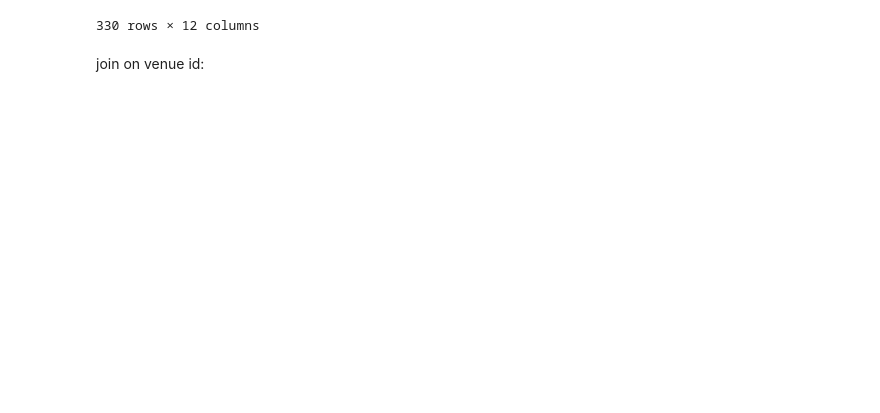
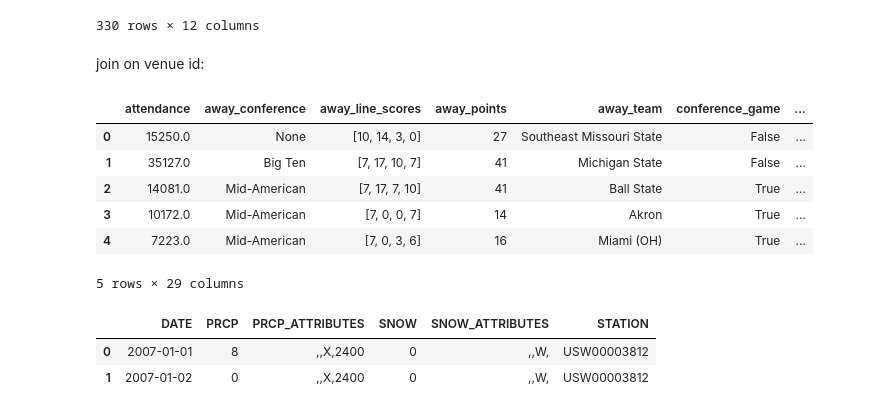
Before and after one commit to TaraWilson17/data512, a Jupyter notebook: final_project/data_collection.ipynb, the cells around one changed output. Cells and saved outputs as stored; diff of their text form; code cells hidden in the pictures; blank space fills up the shorter version.

Commit message:
Adds start to weather endpoint query

```diff
--- a/final_project/data_collection.ipynb
+++ b/final_project/data_collection.ipynb
@@ -115,3 +115,17 @@ venues
 330 rows × 12 columns
 # %% [markdown]
 join on venue id:
+# %%
+venues = venues.rename(columns={"id": "venue_id"})
+# %%
+game_and_venue_data = pd.merge(all_games, venues, on="venue_id")
+# %%
+game_and_venue_data.head()
+# %% [output]
+|  | attendance | away_conference | away_line_scores | away_points | away_team | conference_game | ... |
+| 0 | 15250.0 | None | [10, 14, 3, 0] | 27 | Southeast Missouri State | False | ... |
+| 1 | 35127.0 | Big Ten | [7, 17, 10, 7] | 41 | Michigan State | False | ... |
+| 2 | 14081.0 | Mid-American | [7, 17, 7, 10] | 41 | Ball State | True | ... |
+| 3 | 10172.0 | Mid-American | [7, 0, 0, 7] | 14 | Akron | True | ... |
+| 4 | 7223.0 | Mid-American | [7, 0, 3, 6] | 16 | Miami (OH) | True | ... |
+5 rows × 29 columns
@@ -117,0 +140,7 @@ join on venue id:
+# %%
+weather_test = pd.read_json("weather_test.json")
+weather_test
+# %% [output]
+|  | DATE | PRCP | PRCP_ATTRIBUTES | SNOW | SNOW_ATTRIBUTES | STATION |
+| 0 | 2007-01-01 | 8 | ,,X,2400 | 0 | ,,W, | USW00003812 |
+| 1 | 2007-01-02 | 0 | ,,X,2400 | 0 | ,,W, | USW00003812 |
```
Also changed, not shown: parts of 6 cells of this notebook.
